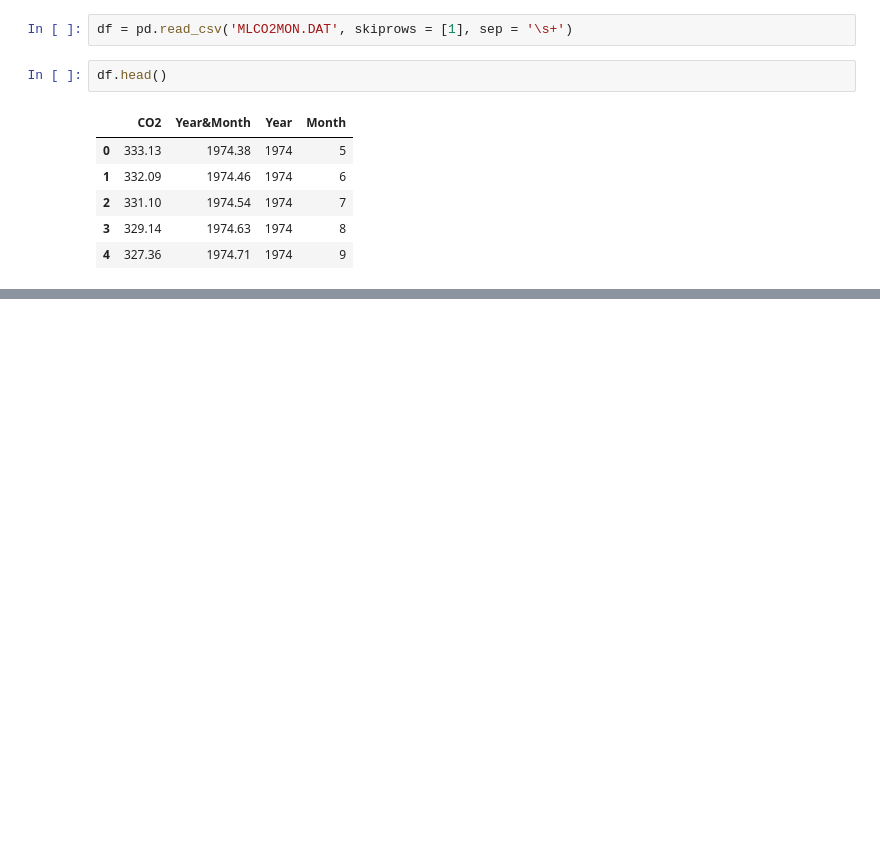
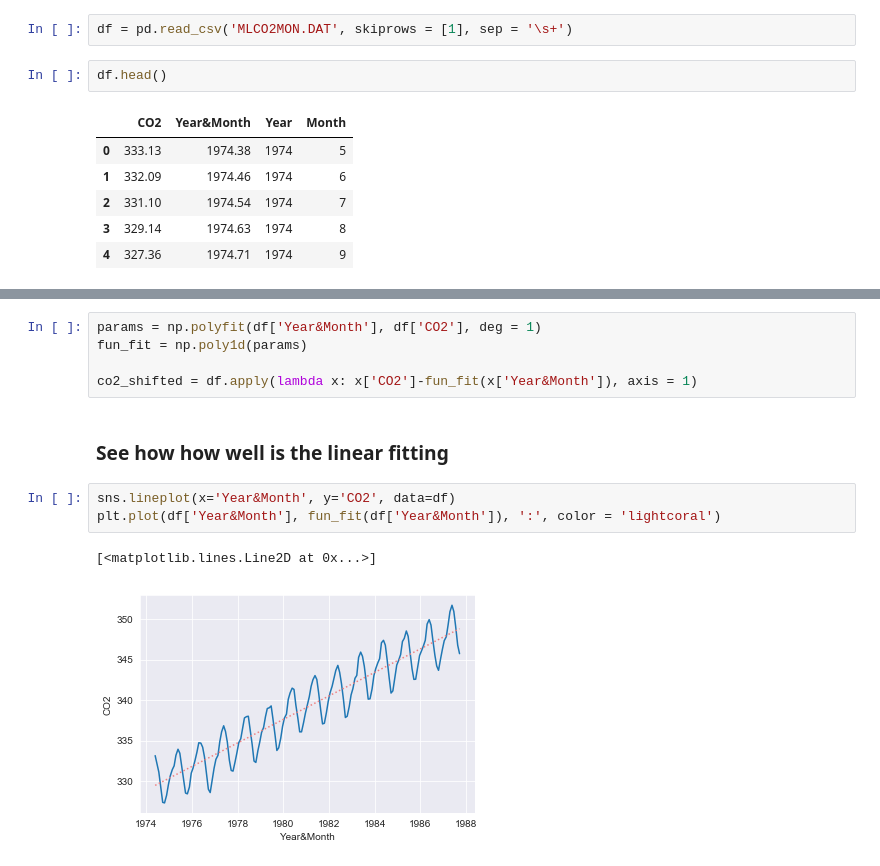
Before and after one commit to YuZhangIsCoding/improvised, a Jupyter notebook: AutoCorrelation/AutoCorrelation.ipynb, the cells around one changed output, grey strips where cells are left out. Saved outputs shown, nothing was run; the diff lists cells and outputs as text; blank space fills up the shorter version.

```diff
--- a/AutoCorrelation/AutoCorrelation.ipynb
+++ b/AutoCorrelation/AutoCorrelation.ipynb
@@ -54,0 +64,13 @@ lag_plot(df['CO2'], lag = 12)
+# %%
+params = np.polyfit(df['Year&Month'], df['CO2'], deg = 1)
+fun_fit = np.poly1d(params)
+
+co2_shifted = df.apply(lambda x: x['CO2']-fun_fit(x['Year&Month']), axis = 1)
+# %% [markdown]
+### See how how well is the linear fitting
+# %%
+sns.lineplot(x='Year&Month', y='CO2', data=df)
+plt.plot(df['Year&Month'], fun_fit(df['Year&Month']), ':', color = 'lightcoral')
+# %% [output]
+[<matplotlib.lines.Line2D at 0x...>]
+[figure, added]
```
Also changed, not shown: parts of 111 cells of this notebook.
